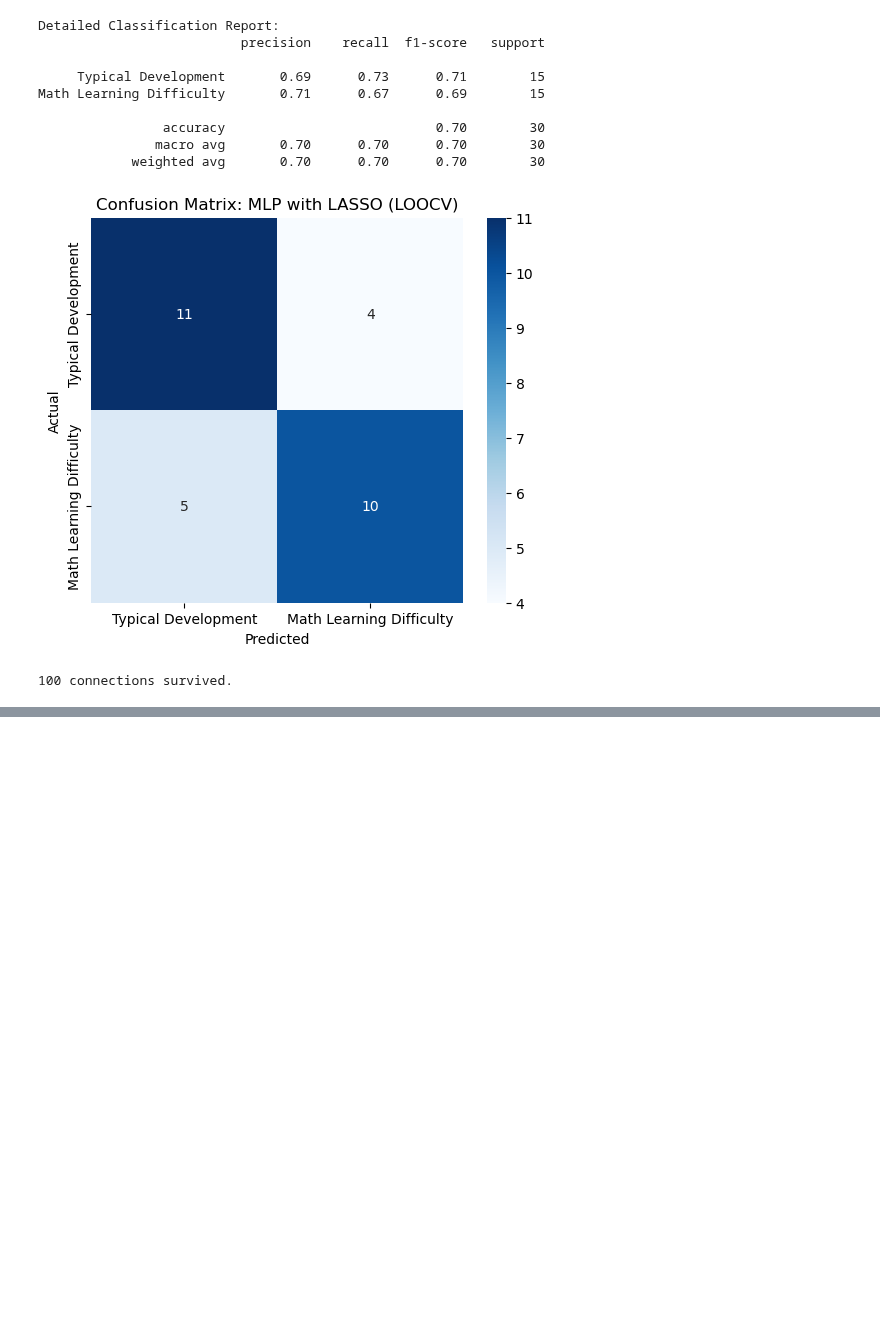
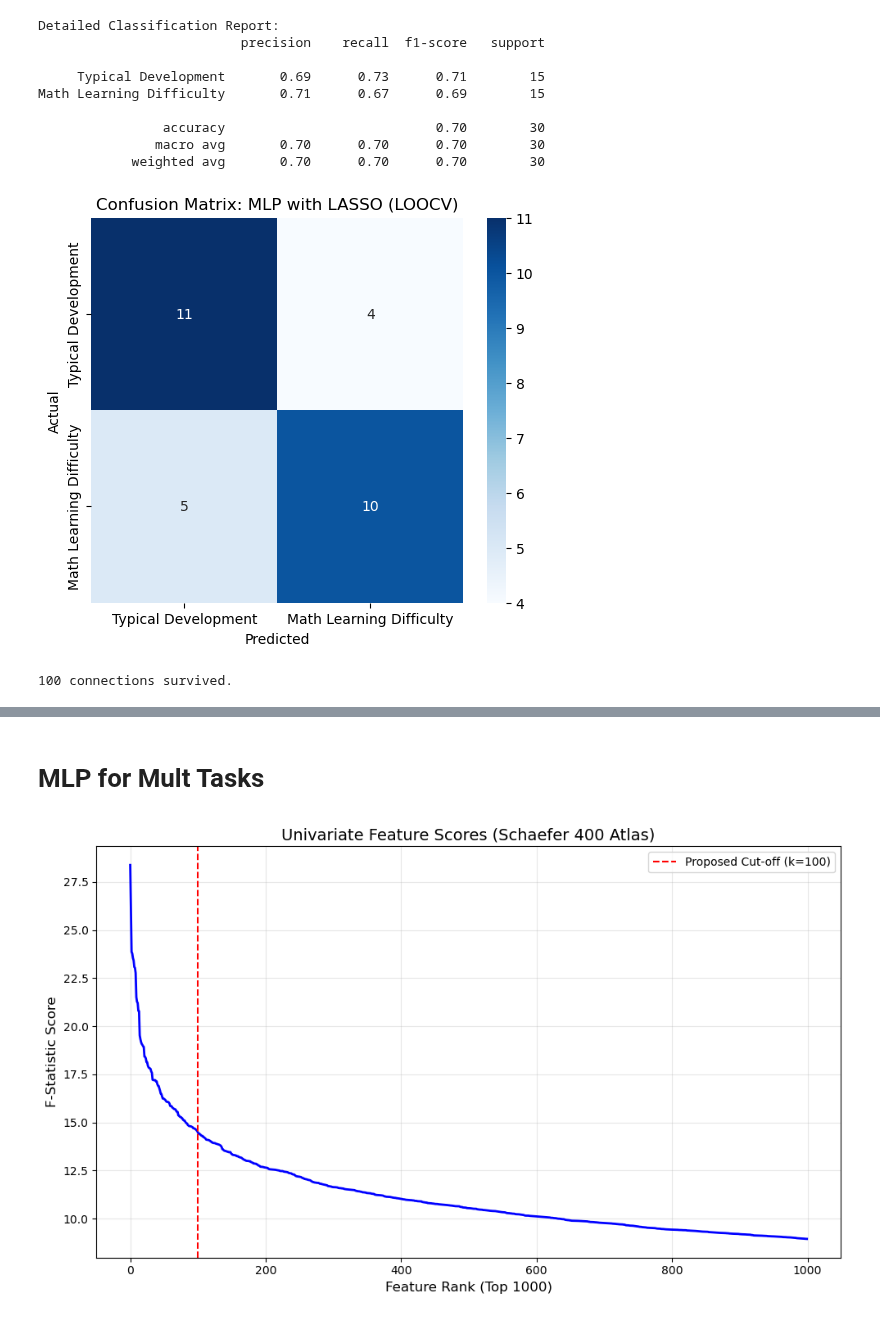
Before and after one commit to JJChong777/brain-math, a Jupyter notebook: brainmath_MLP.ipynb, the cells around one changed output, grey strips where cells are left out. Saved outputs shown, nothing was run; the diff lists cells and outputs as text; code cells hidden in the pictures; blank space fills up the shorter version.

Commit message:
task specific MLP

```diff
--- a/brainmath_MLP.ipynb
+++ b/brainmath_MLP.ipynb
@@ -2,5 +2,6 @@
 import os
 desktop_dir = os.path.expanduser('~/Desktop/math_results')
 X_features_path = os.path.join(desktop_dir, 'X_features.npy')
-y_labels_path = os.path.join(desktop_dir, 'y_labels.npy')
+y_groups_path = os.path.join(desktop_dir, 'y_labels.npy')
+y_tasks_path = os.path.join(desktop_dir, 'y_tasks.npy')
 groups_path = os.path.join(desktop_dir, 'subject_groups.npy')
@@ -25,3 +41,9 @@ def average_by_subject(X_subset, y_subset, groups_subset):
         y_avg.append(y_subset[sub_indices[0]])
 
     return np.array(X_avg), np.array(y_avg)
+# %%
+# 1. Load your actual data
+X = np.load(X_features_path)
+y_groups = np.load(y_groups_path)
+y_task = np.load(y_tasks_path)
+groups = np.load(groups_path)
@@ -106,16 +127,12 @@ all_test_preds = []
 all_test_labels = []
 all_test_probs = []
 
-# X_scaled and y_raw should be your top 100 features from the previous step
-X = X_final # Shape (30, 100)
-y = y_avg
-
 print(f"Starting LOOCV with LASSO regularization...")
 
-for train_idx, test_idx in loo.split(X):
+for train_idx, test_idx in loo.split(X_final):
     # 1. Split Data
-    X_train, X_test = X[train_idx], X[test_idx]
-    y_train, y_test = y[train_idx], y[test_idx]
+    X_train, X_test = X_final[train_idx], X_final[test_idx]
+    y_train, y_test = y_avg[train_idx], y_avg[test_idx]
 
     # 2. Convert to Tensors
     X_train_t = torch.tensor(X_train, dtype=torch.float32)
@@ -292,0 +310,33 @@ Rank 10: Score 0.1704 | 7Networks_LH_Default_Par_1 <-> 7Networks_RH_Vis_2
+# %% [markdown]
+# MLP for Mult Tasks
+# %%
+import numpy as np
+import matplotlib.pyplot as plt
+from sklearn.feature_selection import SelectKBest, f_classif
+
+# 1. Load your actual data
+X_m, y_m, g_m = filter_task_data(X, y_groups, y_task, groups, task_id=1)
+X_avg_m, y_avg_m = average_by_subject(X_m, y_m, g_m)
+
+
+# 2. Calculate F-statistic scores for all 79,800 features
+selector = SelectKBest(score_func=f_classif, k='all')
+selector.fit(X_avg_m, y_avg_m)
+scores = selector.scores_
+
+# 3. Sort scores in descending order
+sorted_scores = np.sort(scores)[::-1]
+
+# 4. Create the Plot
+plt.figure(figsize=(10, 6))
+plt.plot(sorted_scores[:1000], color='blue', linewidth=2) # Look at top 1000
+plt.axvline(x=100, color='red', linestyle='--', label='Proposed Cut-off (k=100)')
+
+plt.title('Univariate Feature Scores (Schaefer 400 Atlas)', fontsize=14)
+plt.xlabel('Feature Rank (Top 1000)', fontsize=12)
+plt.ylabel('F-Statistic Score', fontsize=12)
+plt.grid(True, alpha=0.3)
+plt.legend()
+plt.tight_layout()
+# %% [output]
+[figure, added]
```
Also changed, not shown: parts of 15 cells of this notebook.
